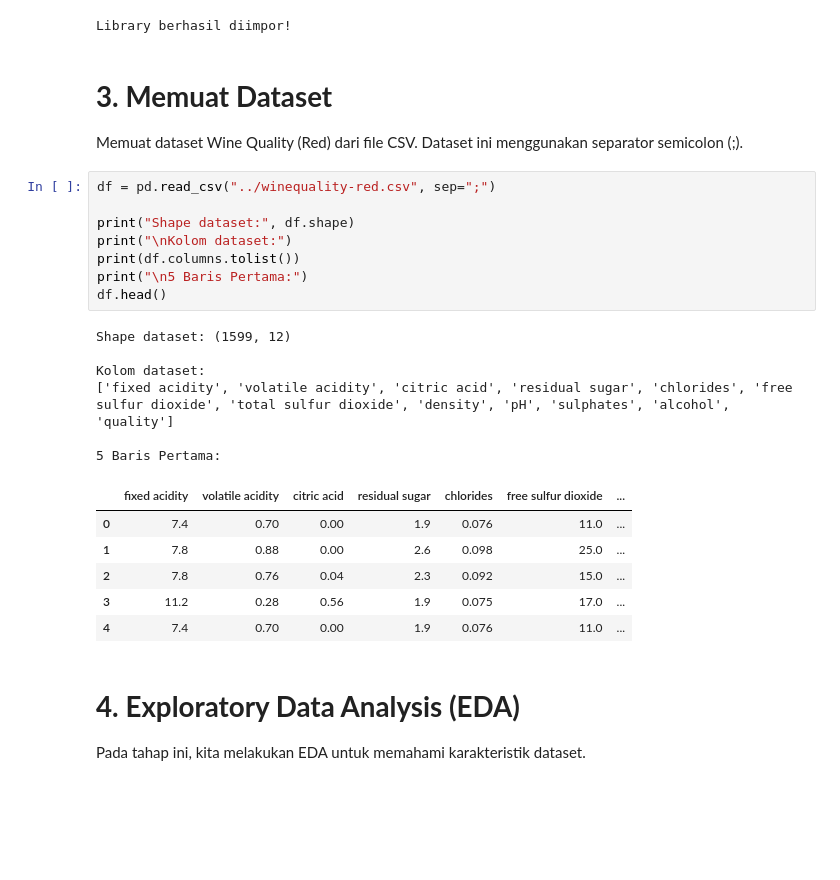
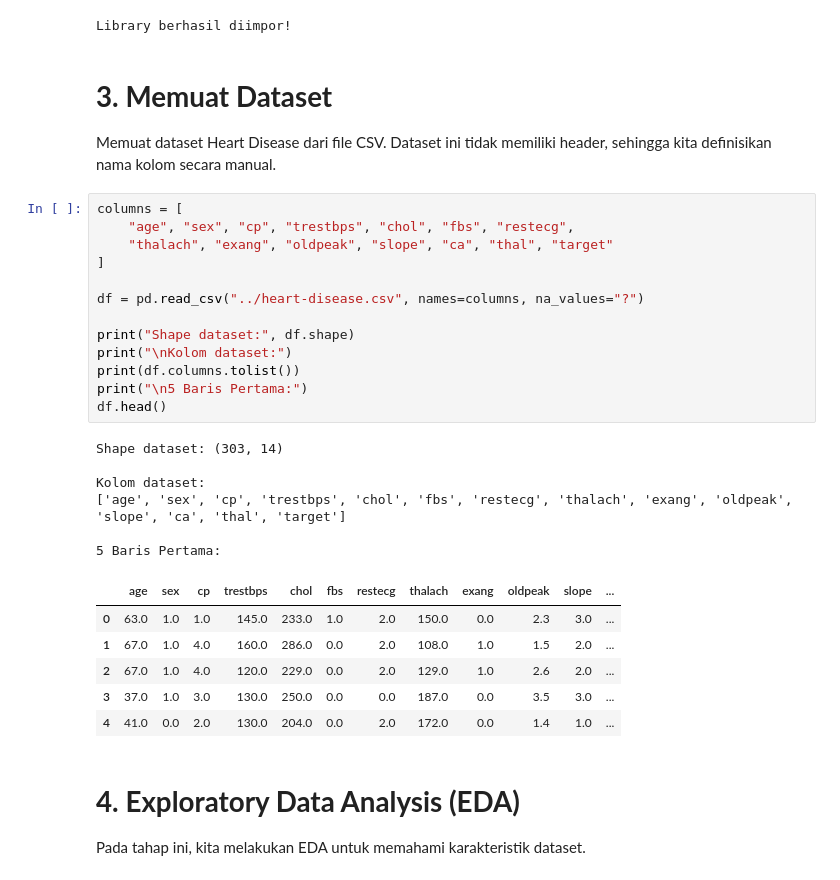
Before and after one commit to LiuYaksha/Eksperimen_SML_Elang-Permadi-Lau, a Jupyter notebook: preprocessing/Eksperimen_Elang-Permadi-Lau.ipynb, the cells around one changed output. Saved outputs shown, nothing was run; the diff lists cells and outputs as text; blank space fills up the shorter version.

```diff
--- a/preprocessing/Eksperimen_Elang-Permadi-Lau.ipynb
+++ b/preprocessing/Eksperimen_Elang-Permadi-Lau.ipynb
@@ -28,28 +34,34 @@ Library berhasil diimpor!
 # %% [markdown]
 # **3. Memuat Dataset**
 
-Memuat dataset Wine Quality (Red) dari file CSV. Dataset ini menggunakan separator semicolon (;).
+Memuat dataset Heart Disease dari file CSV.
+Dataset ini tidak memiliki header, sehingga kita definisikan nama kolom secara manual.
 # %%
-df = pd.read_csv("../winequality-red.csv", sep=";")
+columns = [
+    "age", "sex", "cp", "trestbps", "chol", "fbs", "restecg",
+    "thalach", "exang", "oldpeak", "slope", "ca", "thal", "target"
+]
+
+df = pd.read_csv("../heart-disease.csv", names=columns, na_values="?")
 
 print("Shape dataset:", df.shape)
 print("\nKolom dataset:")
 print(df.columns.tolist())
 print("\n5 Baris Pertama:")
 df.head()
 # %% [output]
-Shape dataset: (1599, 12)
+Shape dataset: (303, 14)
 
 Kolom dataset:
-['fixed acidity', 'volatile acidity', 'citric acid', 'residual sugar', 'chlorides', 'free sulfur dioxide', 'total sulfur dioxide', 'density', 'pH', 'sulphates', 'alcohol', 'quality']
+['age', 'sex', 'cp', 'trestbps', 'chol', 'fbs', 'restecg', 'thalach', 'exang', 'oldpeak', 'slope', 'ca', 'thal', 'target']
 
 5 Baris Pertama:
-|  | fixed acidity | volatile acidity | citric acid | residual sugar | chlorides | free sulfur dioxide | ... |
-| 0 | 7.4 | 0.70 | 0.00 | 1.9 | 0.076 | 11.0 | ... |
-| 1 | 7.8 | 0.88 | 0.00 | 2.6 | 0.098 | 25.0 | ... |
-| 2 | 7.8 | 0.76 | 0.04 | 2.3 | 0.092 | 15.0 | ... |
-| 3 | 11.2 | 0.28 | 0.56 | 1.9 | 0.075 | 17.0 | ... |
-| 4 | 7.4 | 0.70 | 0.00 | 1.9 | 0.076 | 11.0 | ... |
+|  | age | sex | cp | trestbps | chol | fbs | restecg | thalach | exang | oldpeak | slope | ... |
+| 0 | 63.0 | 1.0 | 1.0 | 145.0 | 233.0 | 1.0 | 2.0 | 150.0 | 0.0 | 2.3 | 3.0 | ... |
+| 1 | 67.0 | 1.0 | 4.0 | 160.0 | 286.0 | 0.0 | 2.0 | 108.0 | 1.0 | 1.5 | 2.0 | ... |
+| 2 | 67.0 | 1.0 | 4.0 | 120.0 | 229.0 | 0.0 | 2.0 | 129.0 | 1.0 | 2.6 | 2.0 | ... |
+| 3 | 37.0 | 1.0 | 3.0 | 130.0 | 250.0 | 0.0 | 0.0 | 187.0 | 0.0 | 3.5 | 3.0 | ... |
+| 4 | 41.0 | 0.0 | 2.0 | 130.0 | 204.0 | 0.0 | 2.0 | 172.0 | 0.0 | 1.4 | 1.0 | ... |
 # %% [markdown]
 # **4. Exploratory Data Analysis (EDA)**
 
```
Also changed, not shown: parts of 19 cells of this notebook, 6 other files.
